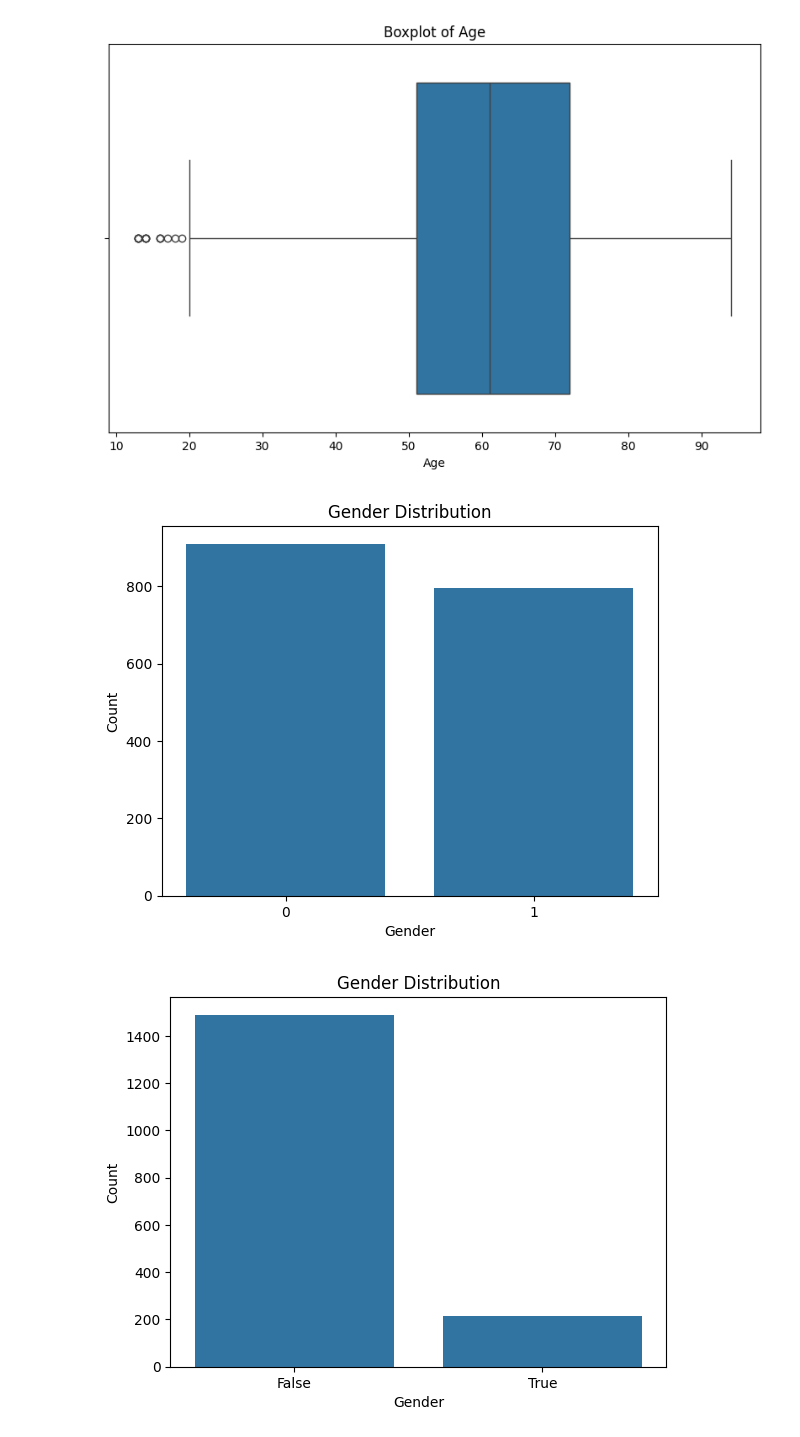
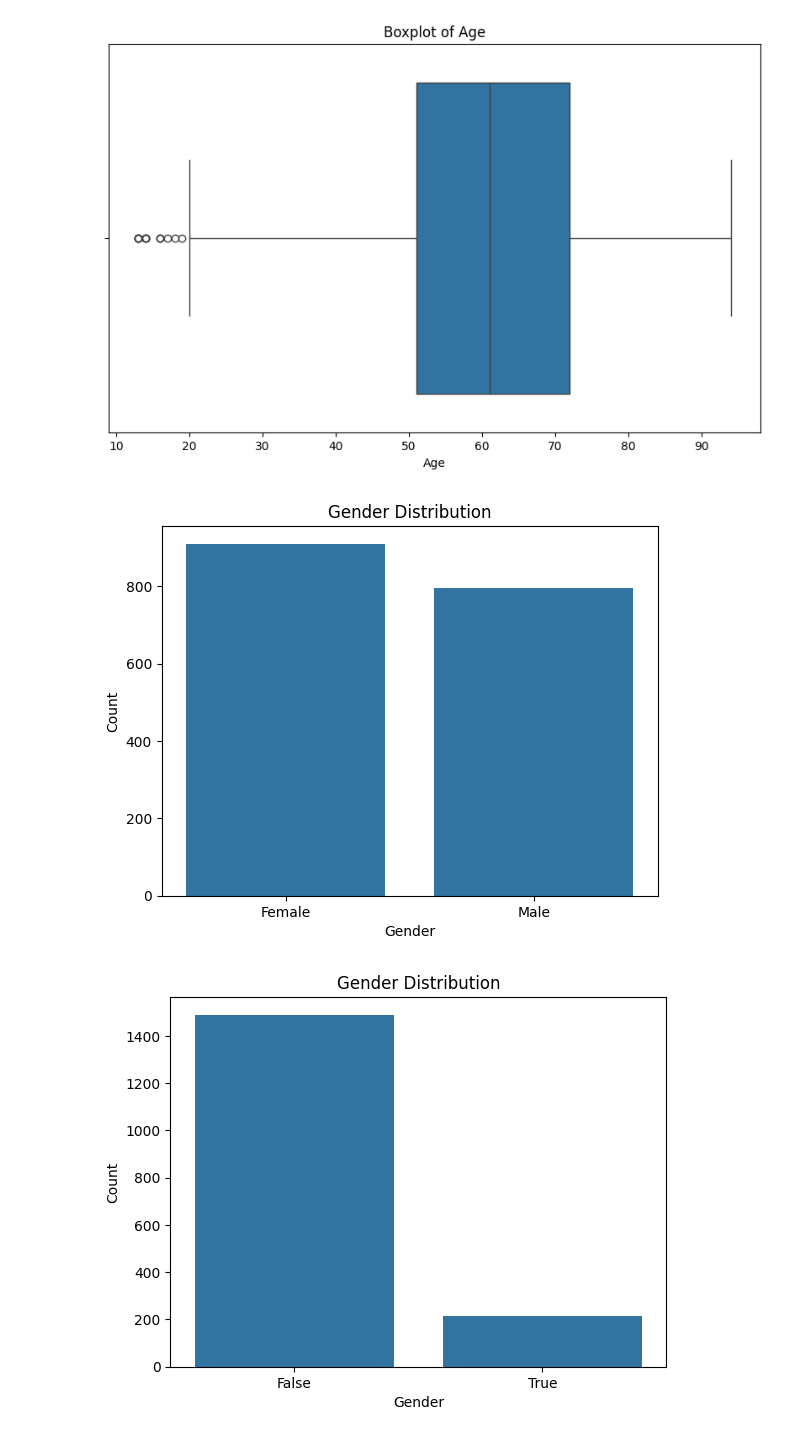
Before and after one commit to Maryamalakkas/Skin_Cancer, a Jupyter notebook: Data_preprocess/pre_ process.ipynb, the cells around one changed output. Cells and saved outputs as stored; diff of their text form; code cells hidden in the pictures.

```diff
--- a/Data_preprocess/pre_ process.ipynb
+++ b/Data_preprocess/pre_ process.ipynb
@@ -249,7 +249,7 @@ combined_df
 # %% [markdown]
 # Cleaning the combined data
 # %%
-df = pd.read_csv('../draft_Data/combined_skin_cancer.csv')
+df = pd.read_csv('../draft/draft_Data/combined_skin_cancer.csv')
 df
 # %% [output]
 |  | smoke | drink | background_father | background_mother | age | pesticide | gender | ... |
@@ -495,13 +495,23 @@ plt.show()
 # %% [output]
 [figure]
 # %%
+# sns.countplot(data=df1, x='gender')
+# plt.title('Gender Distribution')
+# plt.xlabel('Gender')
+# plt.ylabel('Count')
+# plt.show()
+
 sns.countplot(data=df1, x='gender')
 plt.title('Gender Distribution')
 plt.xlabel('Gender')
 plt.ylabel('Count')
+
+# Assuming 'gender' column has encoded females as 0 and males as 1
+plt.xticks([0, 1], ['Female', 'Male'])
+
 plt.show()
 # %% [output]
-[figure, old version]
+[figure, new version]
 # %%
 sns.countplot(data=df1, x='smoke')
 plt.title('Gender Distribution')
```
Also changed, not shown: parts of 4 cells of this notebook, 4 other files.
